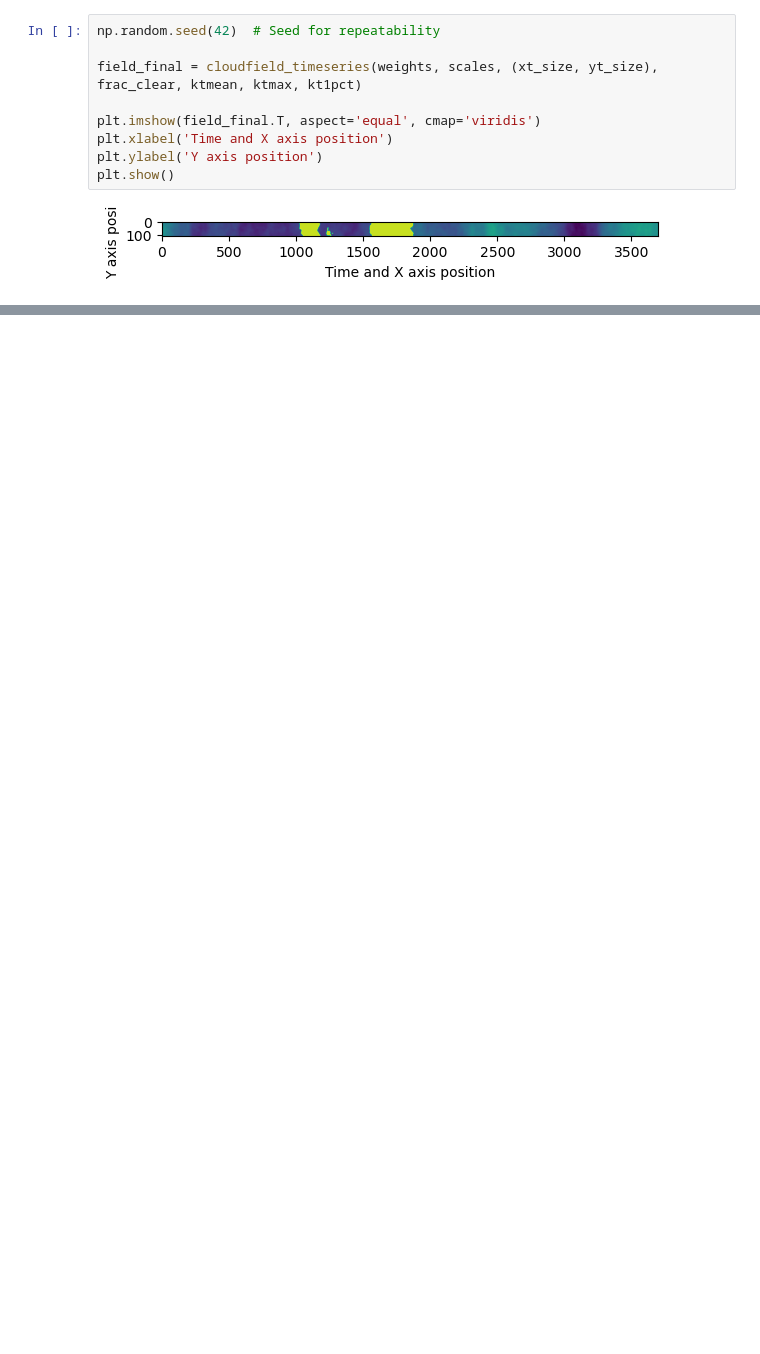
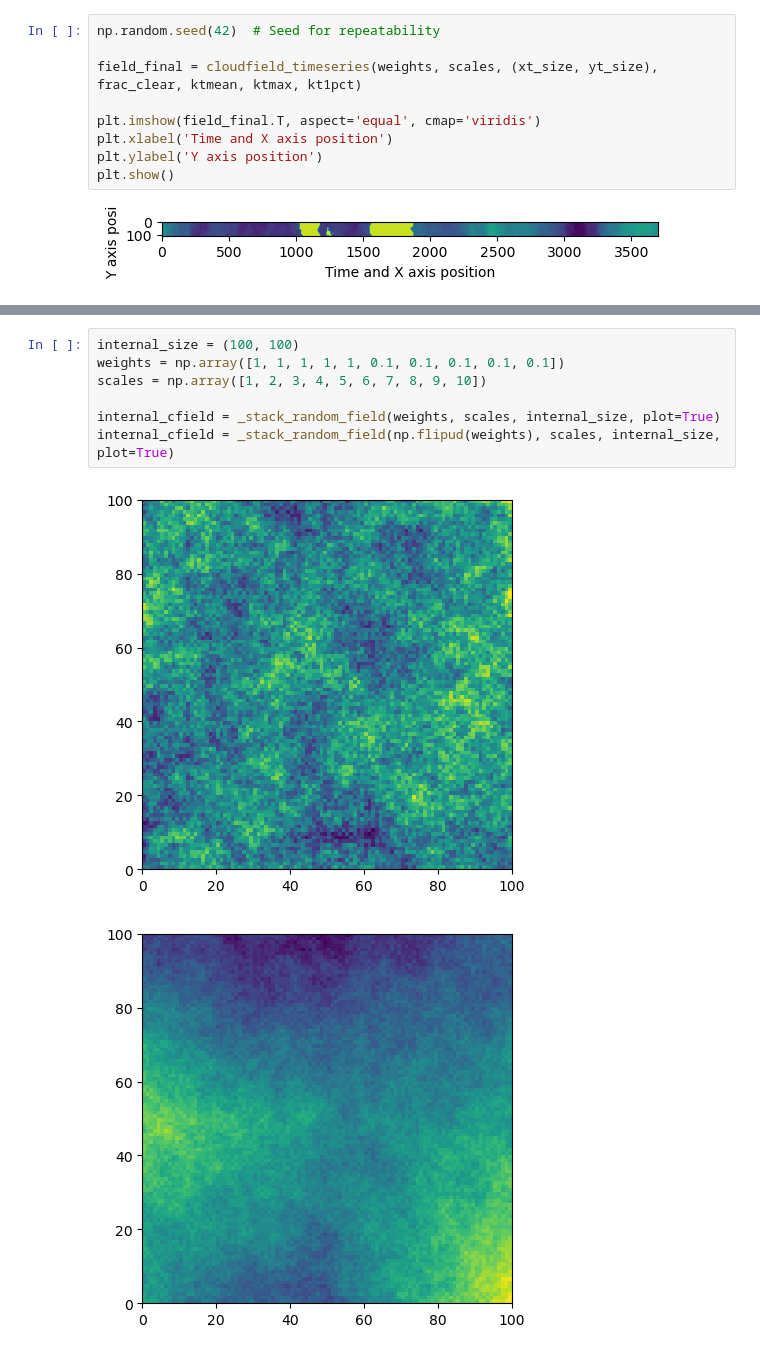
Before and after one commit to jranalli/solarspatialtools, a Jupyter notebook: demos/synthetic_clouds_demo.ipynb, the cells around one changed output, grey strips where cells are left out. Saved outputs shown, nothing was run; the diff lists cells and outputs as text; blank space fills up the shorter version.

```diff
--- a/demos/synthetic_clouds_demo.ipynb
+++ b/demos/synthetic_clouds_demo.ipynb
@@ -151,0 +197,10 @@ Plots about it
+# %%
+internal_size = (100, 100)
+weights = np.array([1, 1, 1, 1, 1, 0.1, 0.1, 0.1, 0.1, 0.1])
+scales = np.array([1, 2, 3, 4, 5, 6, 7, 8, 9, 10])
+
+internal_cfield = _stack_random_field(weights, scales, internal_size, plot=True)
+internal_cfield = _stack_random_field(np.flipud(weights), scales, internal_size, plot=True)
+# %% [output]
+[figure, added]
+[figure, added]
```
Also changed, not shown: parts of 13 cells of this notebook.
